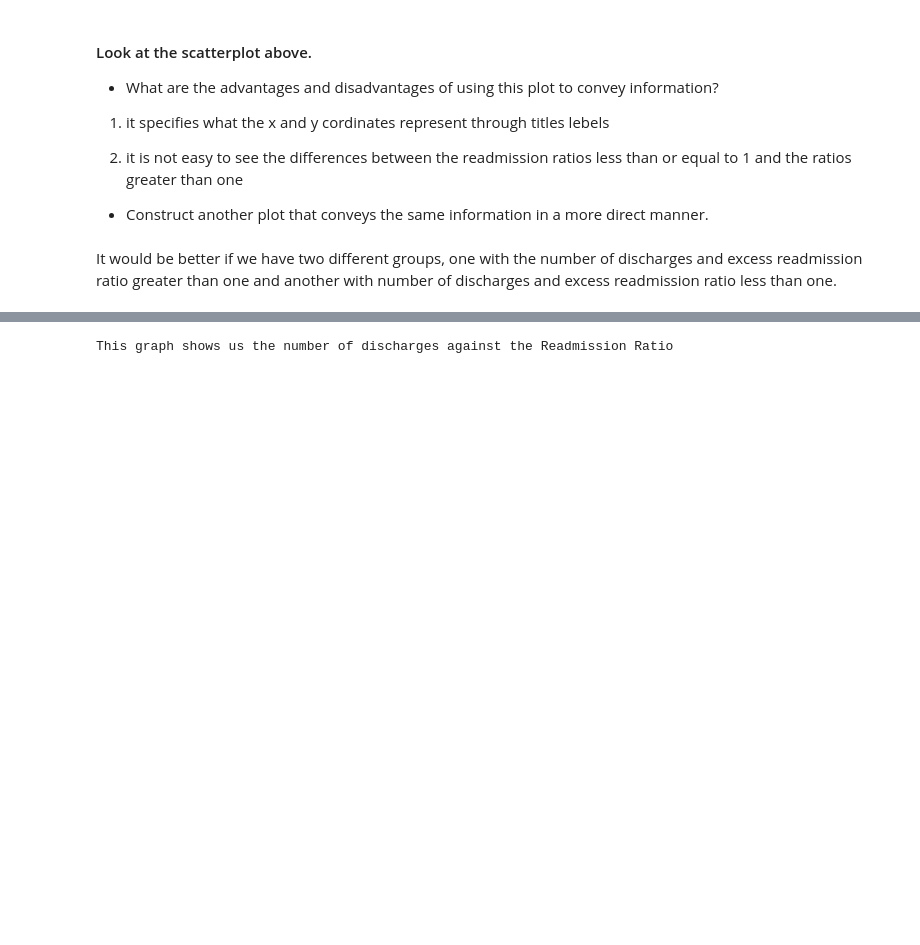
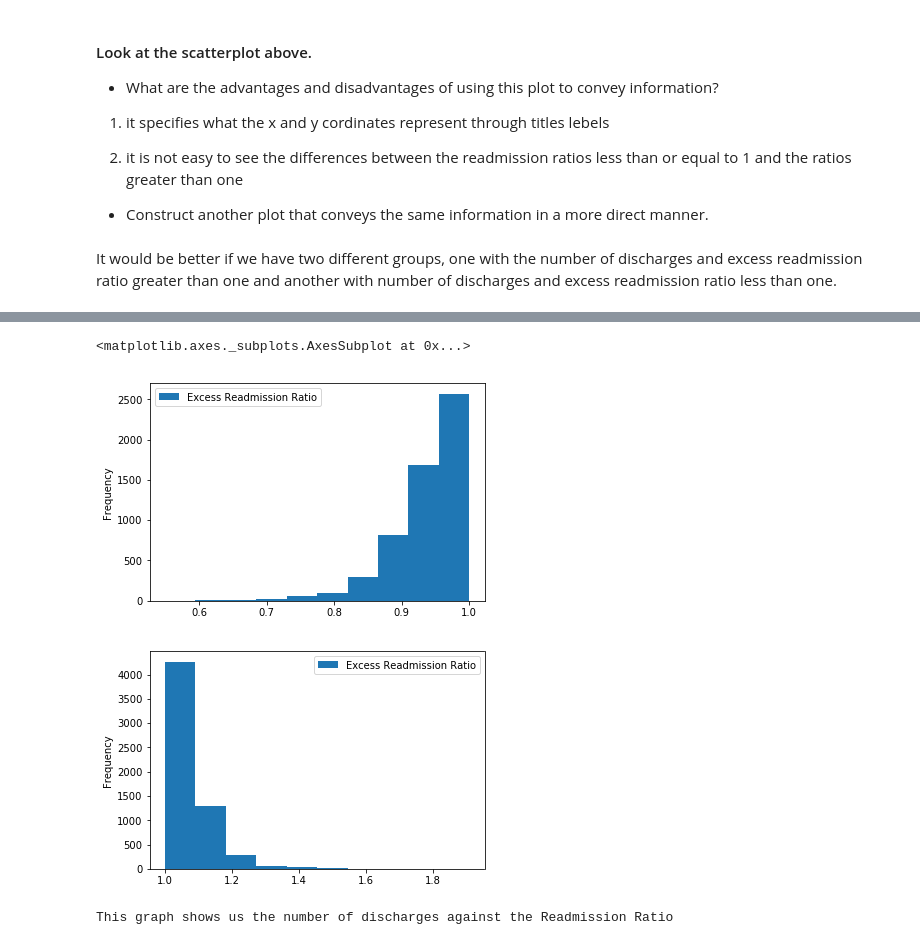
Before and after one commit to AlfredMtz/Springboard, a Jupyter notebook: Infer_stats_ mini_projects/sliderule_dsi_inferential_statistics_exercise_3-Alfredo.ipynb, the cells around one changed output, grey strips where cells are left out. Cells and saved outputs as stored; diff of their text form; code cells hidden in the pictures; blank space fills up the shorter version.

```diff
--- a/Infer_stats_ mini_projects/sliderule_dsi_inferential_statistics_exercise_3-Alfredo.ipynb
+++ b/Infer_stats_ mini_projects/sliderule_dsi_inferential_statistics_exercise_3-Alfredo.ipynb
@@ -239,3 +259,6 @@ It would be better if we have two different groups, one with the number of disch
 # %%
-x = hosp_less_1['Number of Discharges'], hosp_less_1['Excess Readmission Ratio']
-y = hosp_greater_1['Number of Discharges'], hosp_greater_1['Excess Readmission Ratio']
+group_1 = hosp_less_1[['Number of Discharges', 'Excess Readmission Ratio']]
+print(group_1.head(3))
+
+group_2 = hosp_greater_1[['Number of Discharges', 'Excess Readmission Ratio']]
+print(group_2.head(3))
@@ -242,3 +274,10 @@ y = hosp_greater_1['Number of Discharges'], hosp_greater_1['Excess Readmission R
+# %%
+group_1.plot(x='Number of Discharges', y='Excess Readmission Ratio', kind='hist', rot='horizontal')
+group_2.plot(x='Number of Discharges', y='Excess Readmission Ratio', kind='hist', rot='horizontal')
+# %% [output]
+<matplotlib.axes._subplots.AxesSubplot at 0x...>
+[figure, added]
+[figure, added]
 # %%
 plt.scatter(hosp_less_1['Number of Discharges'], hosp_less_1['Excess Readmission Ratio'], color='orange')
 plt.scatter(hosp_greater_1['Number of Discharges'], hosp_greater_1['Excess Readmission Ratio'], color='brown')
```
Also changed, not shown: parts of 29 cells of this notebook.
